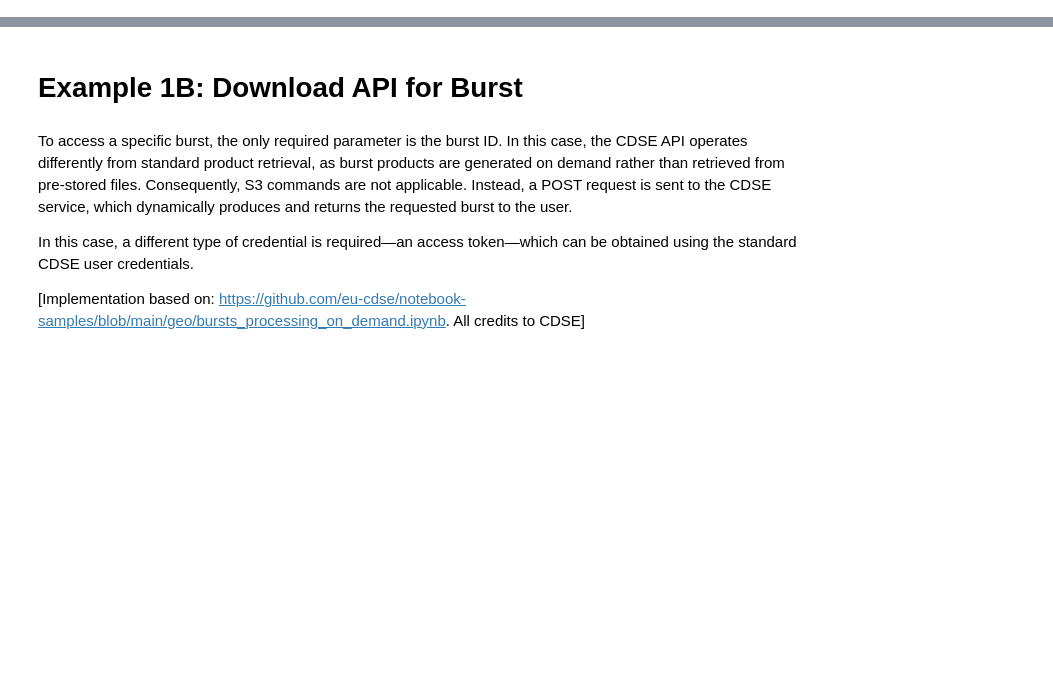
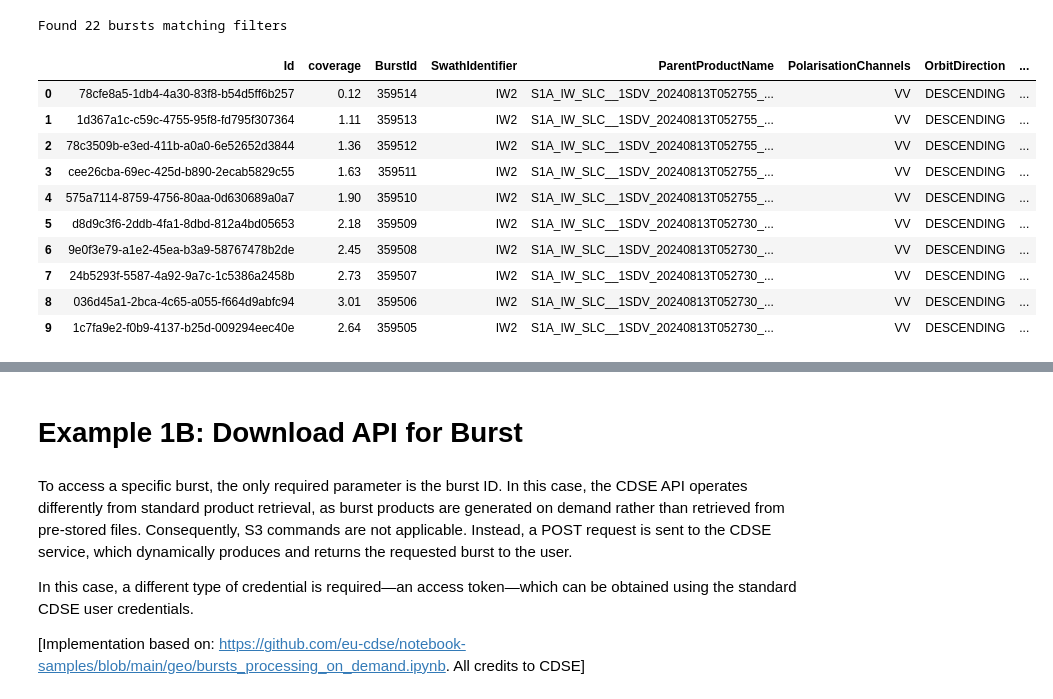
Before and after one commit to ESA-PhiLab/phidown, a Jupyter notebook: notebooks/6_burst_search_examples.ipynb, the cells around one changed output, grey strips where cells are left out. Cells and saved outputs as stored; diff of their text form; code cells hidden in the pictures; blank space fills up the shorter version.

Commit message:
add burst coverage feature, time and space analytics

```diff
--- a/notebooks/6_burst_search_examples.ipynb
+++ b/notebooks/6_burst_search_examples.ipynb
@@ -101,0 +37,14 @@ The simplest burst search uses only temporal filters. Set `burst_mode=True` to s
+# %%
+from phidown import CopernicusDataSearcher
+import pandas as pd
+
+pd.set_option('display.max_columns', None)
+pd.set_option('display.width', None)
+pd.set_option('display.max_colwidth', 50)
+
+# Define AOI (Northern Italy)
+AOI_WKT = '''POLYGON((
+    10.5 44.5, 12.5 44.5, 12.5 46.0, 10.5 46.0, 10.5 44.5
+))'''
+
+print('✅ Ready!')
@@ -126,0 +79,33 @@ searcher.display_results(top_n=5)
+# %%
+# Search with specific filters
+searcher = CopernicusDataSearcher()
+
+searcher.query_by_filter(
+    burst_mode=True,
+    aoi_wkt=AOI_WKT,
+    swath_identifier='IW2',           # Specific swath
+    polarisation_channels='VV',       # Polarization
+    orbit_direction='DESCENDING',     # Orbit direction
+    operational_mode='IW',            # Mode
+    start_date='2024-08-03T00:00:00',
+    end_date='2024-08-15T00:00:00',
+    top=50,
+    count=True
+)
+
+df = searcher.execute_query()
+print(f'Found {len(df)} bursts matching filters')
+searcher.display_results()
+# %% [output]
+Found 22 bursts matching filters
+|  | Id | coverage | BurstId | SwathIdentifier | ParentProductName | PolarisationChannels | OrbitDirection | ... |
+| 0 | 78cfe8a5-1db4-4a30-83f8-b54d5ff6b257 | 0.12 | 359514 | IW2 | S1A_IW_SLC__1SDV_20240813T052755_... | VV | DESCENDING | ... |
+| 1 | 1d367a1c-c59c-4755-95f8-fd795f307364 | 1.11 | 359513 | IW2 | S1A_IW_SLC__1SDV_20240813T052755_... | VV | DESCENDING | ... |
+| 2 | 78c3509b-e3ed-411b-a0a0-6e52652d3844 | 1.36 | 359512 | IW2 | S1A_IW_SLC__1SDV_20240813T052755_... | VV | DESCENDING | ... |
+| 3 | cee26cba-69ec-425d-b890-2ecab5829c55 | 1.63 | 359511 | IW2 | S1A_IW_SLC__1SDV_20240813T052755_... | VV | DESCENDING | ... |
+| 4 | 575a7114-8759-4756-80aa-0d630689a0a7 | 1.90 | 359510 | IW2 | S1A_IW_SLC__1SDV_20240813T052755_... | VV | DESCENDING | ... |
+| 5 | d8d9c3f6-2ddb-4fa1-8dbd-812a4bd05653 | 2.18 | 359509 | IW2 | S1A_IW_SLC__1SDV_20240813T052730_... | VV | DESCENDING | ... |
+| 6 | 9e0f3e79-a1e2-45ea-b3a9-58767478b2de | 2.45 | 359508 | IW2 | S1A_IW_SLC__1SDV_20240813T052730_... | VV | DESCENDING | ... |
+| 7 | 24b5293f-5587-4a92-9a7c-1c5386a2458b | 2.73 | 359507 | IW2 | S1A_IW_SLC__1SDV_20240813T052730_... | VV | DESCENDING | ... |
+| 8 | 036d45a1-2bca-4c65-a055-f664d9abfc94 | 3.01 | 359506 | IW2 | S1A_IW_SLC__1SDV_20240813T052730_... | VV | DESCENDING | ... |
+| 9 | 1c7fa9e2-f0b9-4137-b25d-009294eec40e | 2.64 | 359505 | IW2 | S1A_IW_SLC__1SDV_20240813T052730_... | VV | DESCENDING | ... |
```
Also changed, not shown: parts of 20 cells of this notebook, 7 other files.
